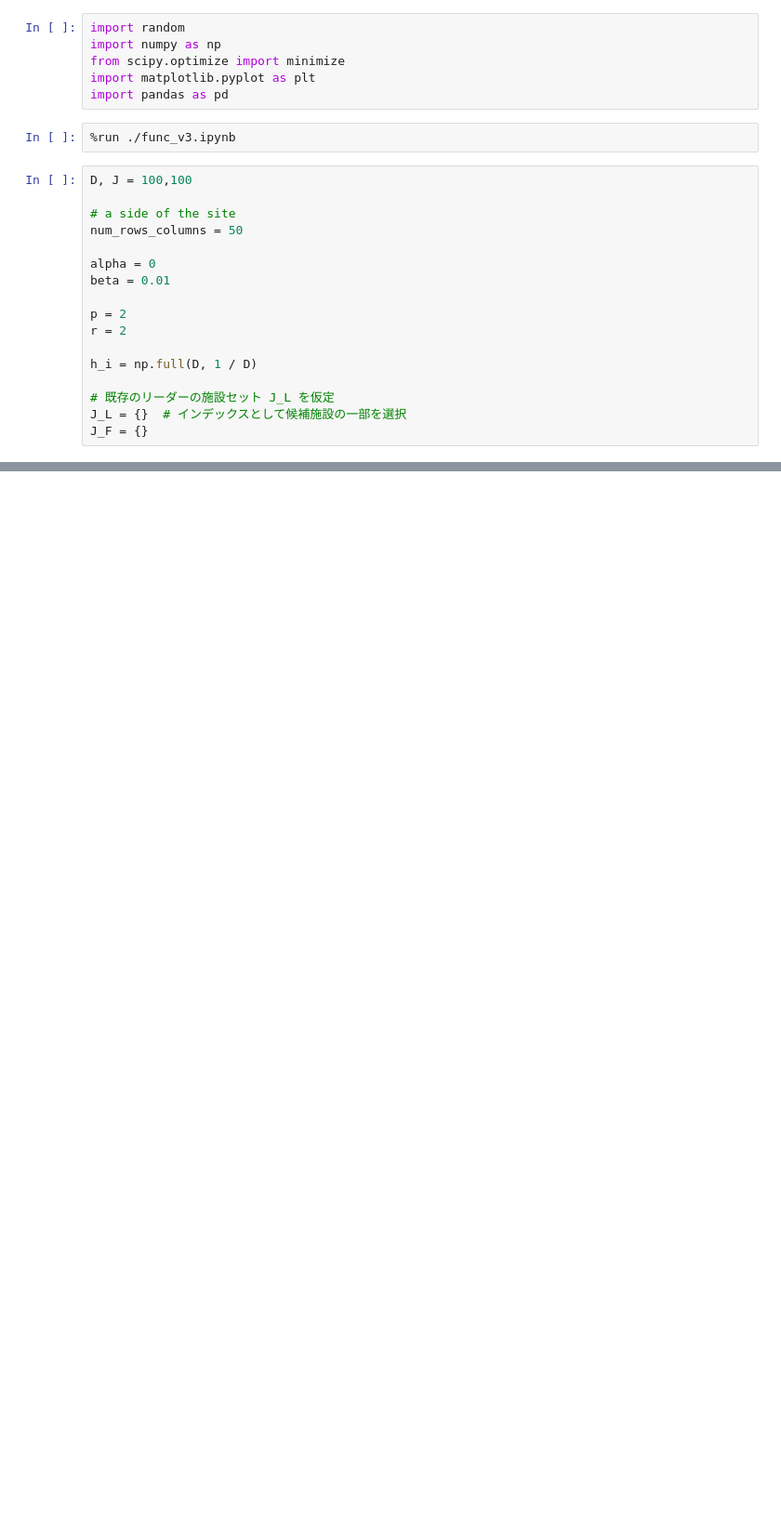
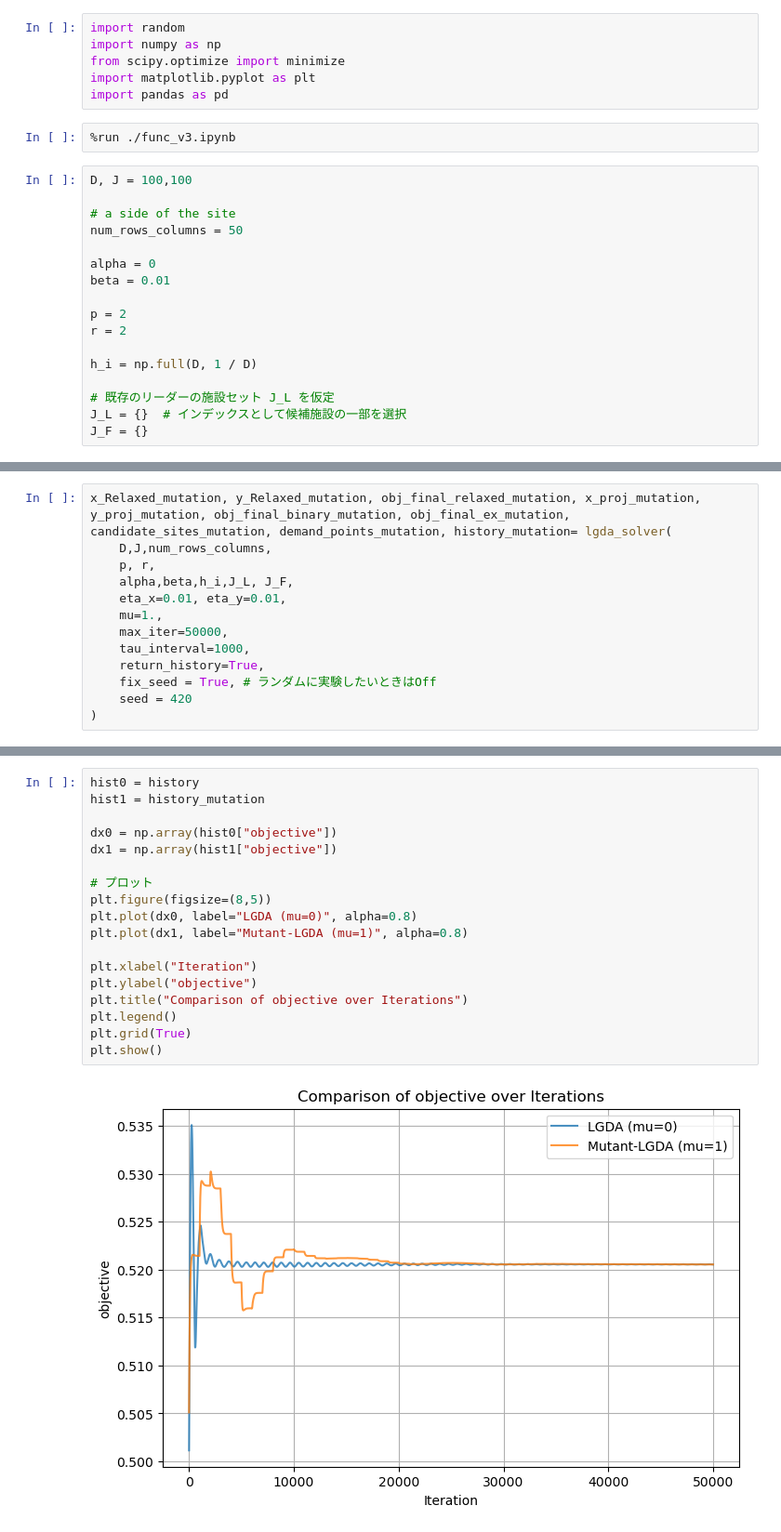
Before and after one commit to datty00725/allocate-probrem, a Jupyter notebook: mutaion_gda/execute.ipynb, the cells around one changed output, grey strips where cells are left out. Shown at 93% size. Saved outputs shown, nothing was run; the diff lists cells and outputs as text; blank space fills up the shorter version.

```diff
--- a/mutaion_gda/execute.ipynb
+++ b/mutaion_gda/execute.ipynb
@@ -37,0 +41,13 @@ x_Relaxed, y_Relaxed, obj_final_relaxed, x_proj, y_proj, obj_final_binary, obj_f
+# %%
+x_Relaxed_mutation, y_Relaxed_mutation, obj_final_relaxed_mutation, x_proj_mutation, y_proj_mutation, obj_final_binary_mutation, obj_final_ex_mutation, candidate_sites_mutation, demand_points_mutation, history_mutation= lgda_solver(
+    D,J,num_rows_columns,
+    p, r,
+    alpha,beta,h_i,J_L, J_F,
+    eta_x=0.01, eta_y=0.01,
+    mu=1.,
+    max_iter=50000,
+    tau_interval=1000,
+    return_history=True,
+    fix_seed = True, # ランダムに実験したいときはOff
+    seed = 420
+)
@@ -89,0 +110,20 @@ plot_history(history, tau_interval=500)
+# %%
+hist0 = history
+hist1 = history_mutation
+
+dx0 = np.array(hist0["objective"])
+dx1 = np.array(hist1["objective"])
+
+# プロット
+plt.figure(figsize=(8,5))
+plt.plot(dx0, label="LGDA (mu=0)", alpha=0.8)
+plt.plot(dx1, label="Mutant-LGDA (mu=1)", alpha=0.8)
+
+plt.xlabel("Iteration")
+plt.ylabel("objective")
+plt.title("Comparison of objective over Iterations")
+plt.legend()
+plt.grid(True)
+plt.show()
+# %% [output]
+[figure, added]
```
Also changed, not shown: parts of 7 cells of this notebook, 4 other files.
